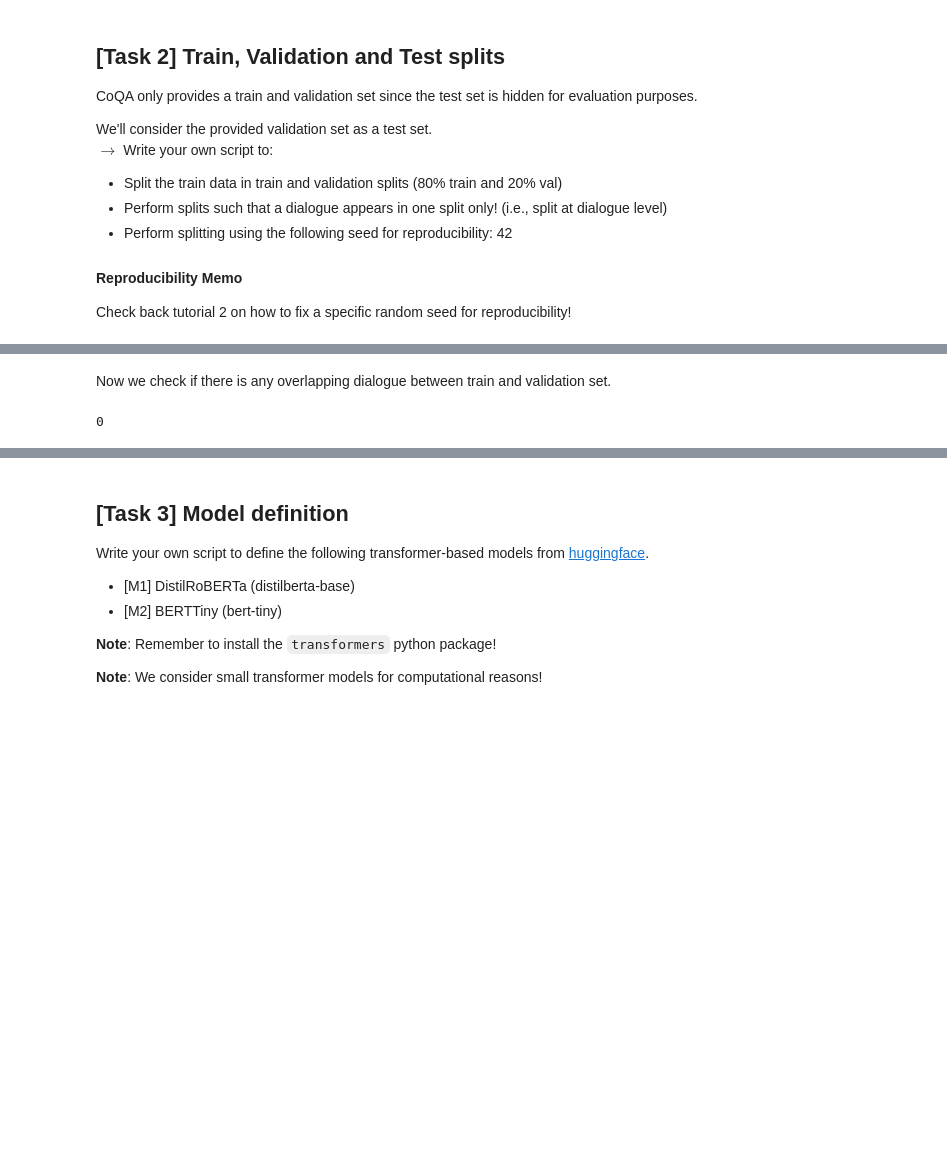
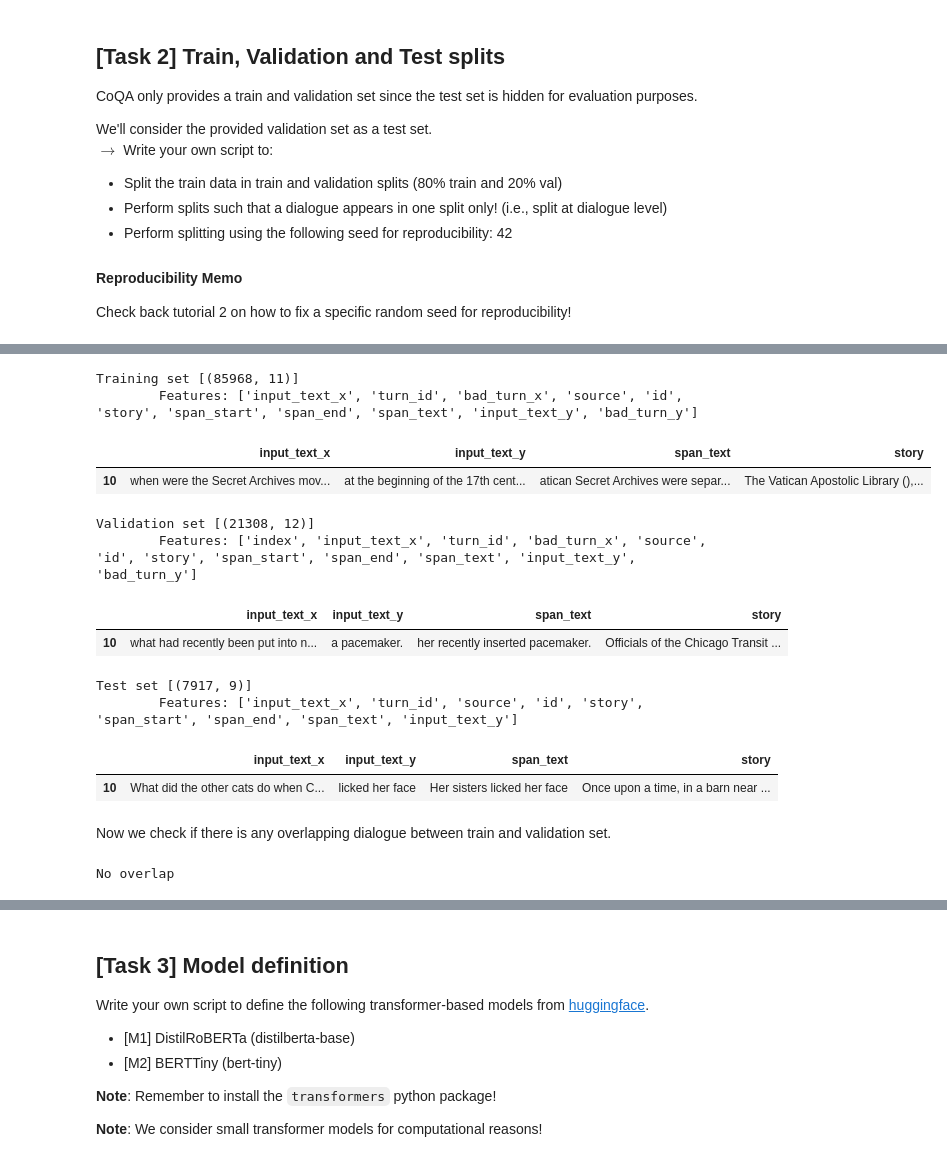
Before and after one commit to antoniototimorelli/nlp_unibo_2023-24_assignments, a Jupyter notebook: Assignment_2/Toti_noHistory.ipynb, the cells around one changed output, grey strips where cells are left out. Drawn from its saved outputs; the diff is of its cells as text; code cells hidden in the pictures; blank space fills up the shorter version.

```diff
--- a/Assignment_2/Toti_noHistory.ipynb
+++ b/Assignment_2/Toti_noHistory.ipynb
@@ -184,7 +187,7 @@ test_data = json.load((open('coqa/test.json')))
 qas = pd.json_normalize(train_data['data'], ['questions'], ['source', 'id', 'story'])
 ans = pd.json_normalize(train_data['data'], ['answers'],['id'])
 train_val_df = pd.merge(qas,ans, left_on=['id','turn_id'], right_on=['id','turn_id'])
-train_val_df = train_df.loc[train_df['input_text_y']!='unknown']
+train_val_df = train_val_df.loc[train_val_df['input_text_y']!='unknown']
 
 qas = pd.json_normalize(test_data['data'], ['questions'], ['source', 'id', 'story'])
 ans = pd.json_normalize(test_data['data'], ['answers'],['id'])
@@ -211,19 +215,7 @@ from datasets import *
 # %%
 set_reproducibility(42)
 
-train_inds, val_inds = next(GroupShuffleSplit(test_size=.20, n_splits=2, random_state = 42).split(train_val_df, groups=train_df['story']))
+train_inds, val_inds = next(GroupShuffleSplit(test_size=.20, n_splits=2, random_state = 42).split(train_val_df, groups=train_val_df['story']))
 
 train_df = train_val_df.iloc[train_inds]
 val_df = train_val_df.iloc[val_inds].reset_index()
-
-print(f'Training set [{train_df.shape}]')
-print(f'\tFeatures: {list(train_df.columns)}')
-display(train_df.loc[10:12,['story','input_text_x', 'input_text_y', 'span_text']])
-
-print(f'Validation set [{val_df.shape}]')
-print(f'\tFeatures: {list(val_df.columns)}')
-display(val_df.loc[10:12,['story','input_text_x', 'input_text_y', 'span_text']])
-
-print(f'\nTest set [{test_df.shape}]')
-print(f'\tFeatures: {list(test_df.columns)}')
-display(test_df.loc[10:12,['story','input_text_x', 'input_text_y', 'span_text']])
@@ -249,15 +222,41 @@ Test set [(7917, 9)]
+# %%
+print(f'Training set [{train_df.shape}]')
+print(f'\tFeatures: {list(train_df.columns)}')
+display(train_df.loc[10:10,['input_text_x', 'input_text_y', 'span_text', 'story']])
+
+print(f'Validation set [{val_df.shape}]')
+print(f'\tFeatures: {list(val_df.columns)}')
+display(val_df.loc[10:10,['input_text_x', 'input_text_y', 'span_text', 'story']])
+
+print(f'\nTest set [{test_df.shape}]')
+print(f'\tFeatures: {list(test_df.columns)}')
+display(test_df.loc[10:10,['input_text_x', 'input_text_y', 'span_text', 'story']])
+# %% [output]
+Training set [(85968, 11)]
+        Features: ['input_text_x', 'turn_id', 'bad_turn_x', 'source', 'id', 'story', 'span_start', 'span_end', 'span_text', 'input_text_y', 'bad_turn_y']
+|  | input_text_x | input_text_y | span_text | story |
+| 10 | when were the Secret Archives mov... | at the beginning of the 17th cent... | atican Secret Archives were separ... | The Vatican Apostolic Library (),... |
+Validation set [(21308, 12)]
+        Features: ['index', 'input_text_x', 'turn_id', 'bad_turn_x', 'source', 'id', 'story', 'span_start', 'span_end', 'span_text', 'input_text_y', 'bad_turn_y']
+|  | input_text_x | input_text_y | span_text | story |
+| 10 | what had recently been put into n... | a pacemaker. | her recently inserted pacemaker. | Officials of the Chicago Transit ... |
+Test set [(7917, 9)]
+        Features: ['input_text_x', 'turn_id', 'source', 'id', 'story', 'span_start', 'span_end', 'span_text', 'input_text_y']
+|  | input_text_x | input_text_y | span_text | story |
+| 10 | What did the other cats do when C... | licked her face | Her sisters licked her face | Once upon a time, in a barn near ... |
 # %% [markdown]
 Now we check if there is any overlapping dialogue between train and validation set.
 # %%
 set_train = set(train_df['story'])
 set_val = set(val_df['story'])
 
-count = 0
+overlap = False
 for i in set_train:
   if i in set_val:
-    count += 1
+    overlap = True
+    break
 
-print(count)
+print('Overlap' if overlap else 'No overlap')
 # %% [output]
-0
+No overlap
 # %%
```
Also changed, not shown: parts of 31 cells of this notebook, 1 other file.
